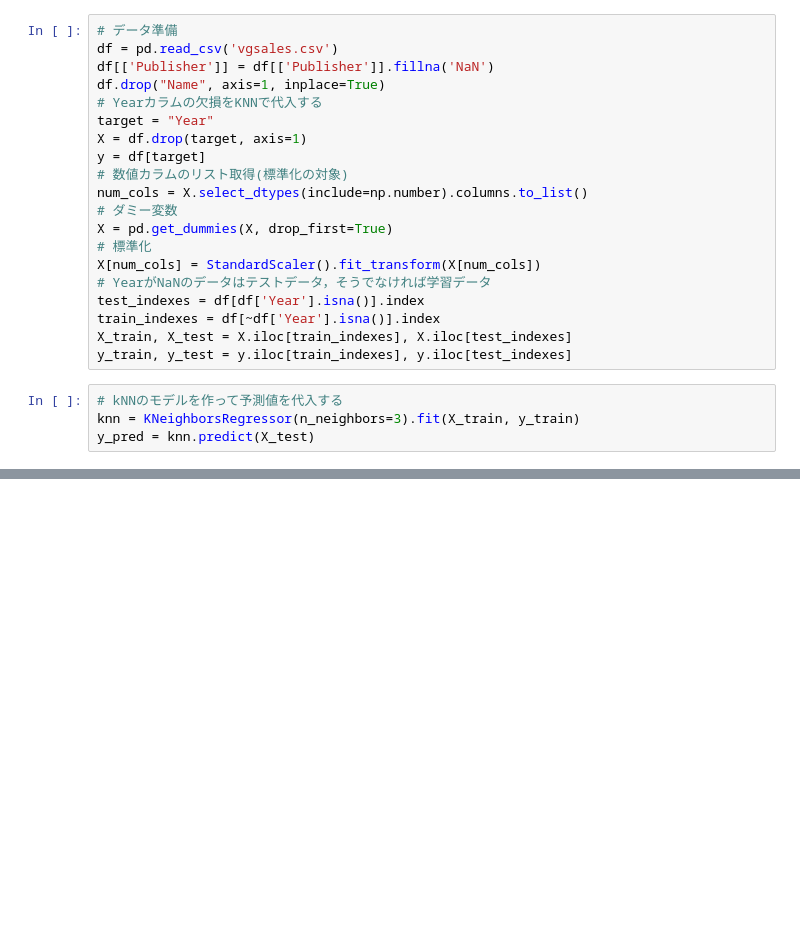
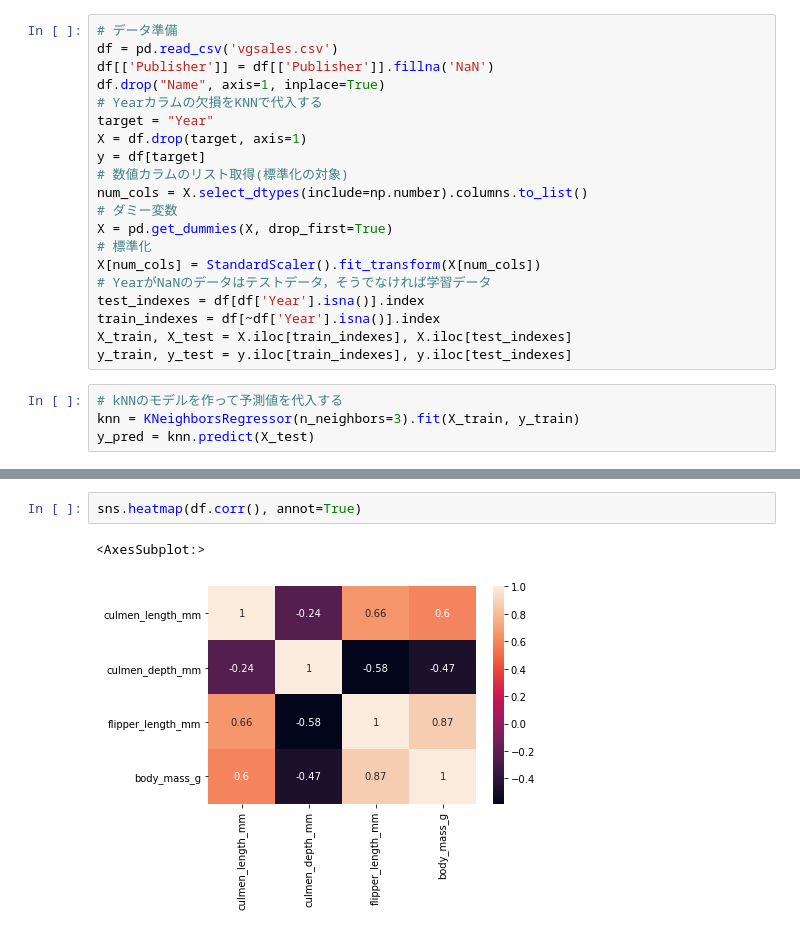
Before and after one commit to pajannat/my-learning, a Jupyter notebook: Kame_Udemy_MLCourse_Part3/preprocessing.ipynb, the cells around one changed output, grey strips where cells are left out. Saved outputs shown, nothing was run; the diff lists cells and outputs as text; blank space fills up the shorter version.

```diff
--- a/Kame_Udemy_MLCourse_Part3/preprocessing.ipynb
+++ b/Kame_Udemy_MLCourse_Part3/preprocessing.ipynb
@@ -164,0 +280,5 @@ y_pred = knn.predict(X_test)
+# %%
+sns.heatmap(df.corr(), annot=True)
+# %% [output]
+<AxesSubplot:>
+[figure, added]
```
Also changed, not shown: parts of 24 cells of this notebook.
